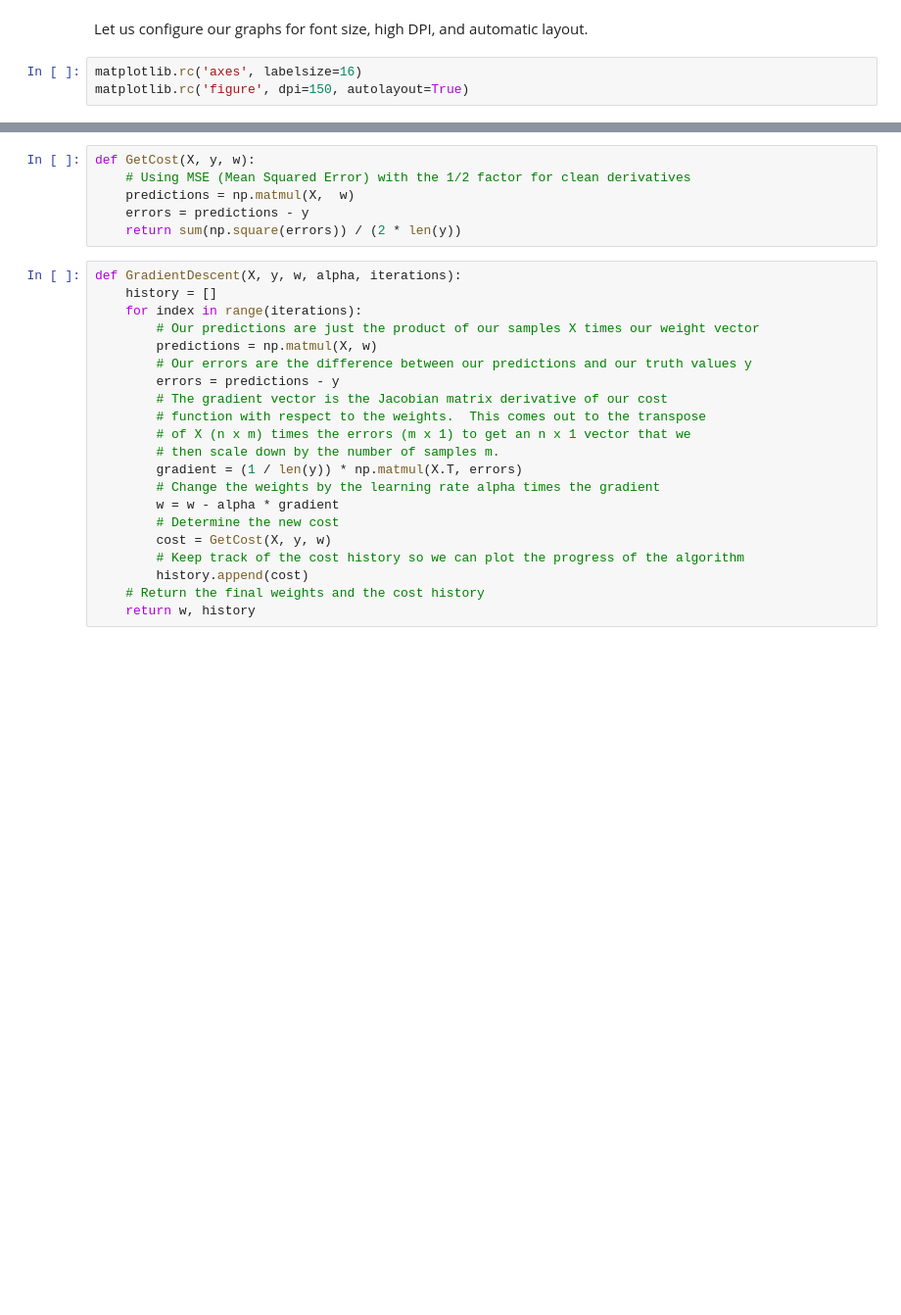
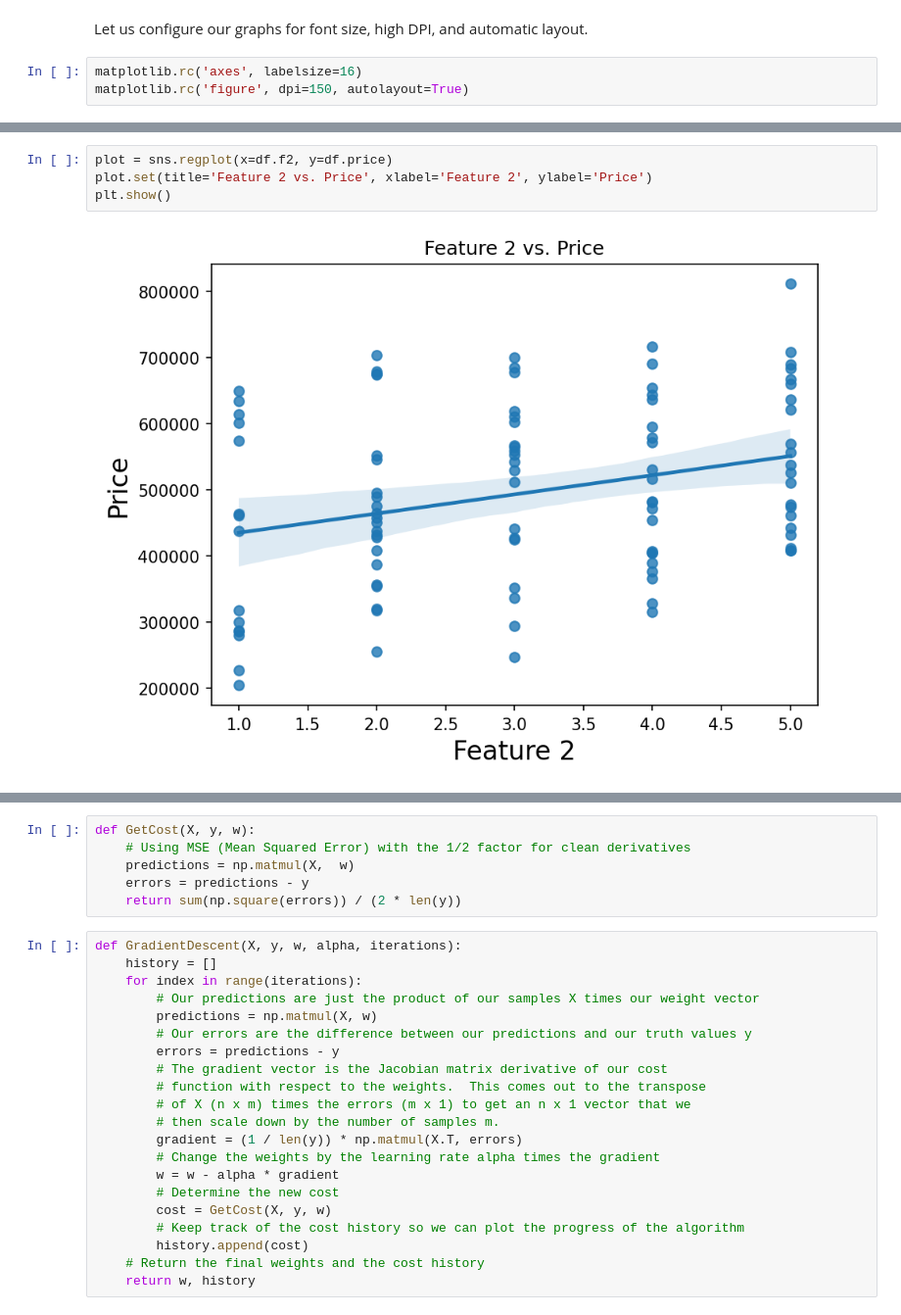
Before and after one commit to jmfb/mth5810-m15grad, a Jupyter notebook: m15grad.ipynb, the cells around one changed output, grey strips where cells are left out. Shown: that part at 98% size. Saved outputs shown, nothing was run; the diff lists cells and outputs as text; blank space fills up the shorter version.

```diff
--- a/m15grad.ipynb
+++ b/m15grad.ipynb
@@ -47,0 +69,6 @@ df
+# %%
+plot = sns.regplot(x=df.f2, y=df.price)
+plot.set(title='Feature 2 vs. Price', xlabel='Feature 2', ylabel='Price')
+plt.show()
+# %% [output]
+[figure, added]
```
Also changed, not shown: parts of 17 cells of this notebook.
